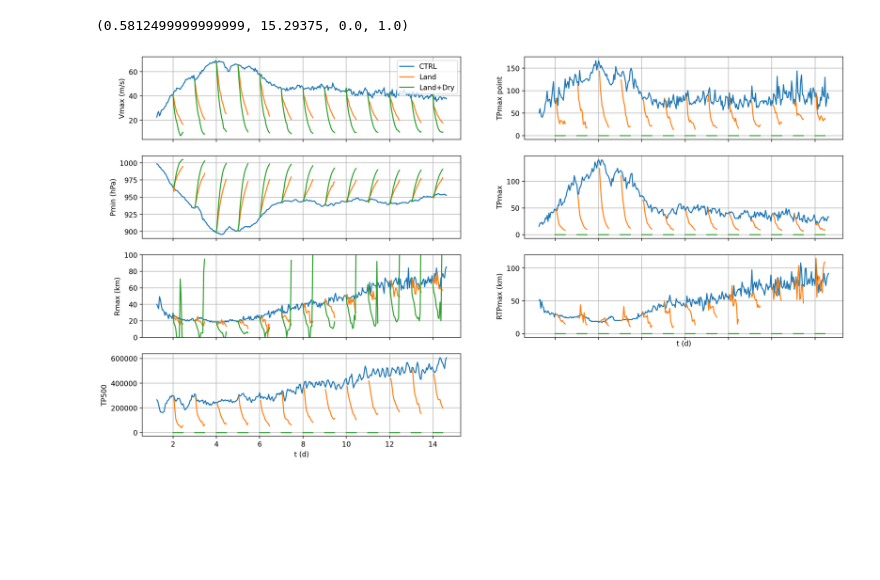
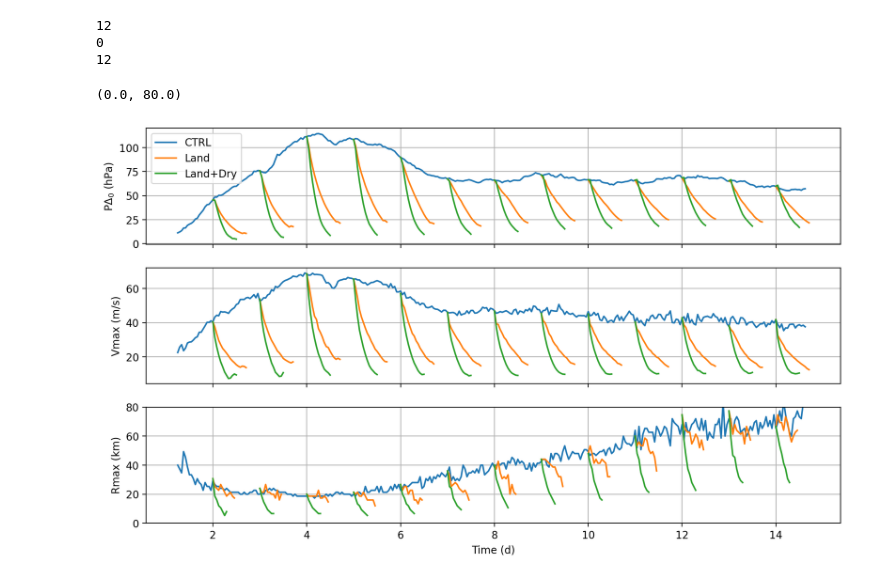
Before and after one commit to suprdory/wrfstore-py, a Jupyter notebook: check_runs.ipynb, the cells around one changed output. Saved outputs shown, nothing was run; the diff lists cells and outputs as text; code cells hidden in the pictures; blank space fills up the shorter version.

```diff
--- a/check_runs.ipynb
+++ b/check_runs.ipynb
@@ -2,6 +2,7 @@
 import pandas as pd
 import numpy as np
 import matplotlib.pyplot as plt
+%config InlineBackend.print_figure_kwargs={'facecolor' : "w"}
 
 df0=pd.read_pickle('dfs/df_run_02_CTRL.pkl')[30:]
 df0['rtpmax']=-df0['rtpmax']
@@ -11,37 +12,52 @@ dfl=pd.read_pickle('dfs/df_run_02_land.pkl')
 dfd=pd.read_pickle('dfs/df_run_02_dry.pkl')
 # dfs=[df0,df1,df2]
 dfs=[df0,dfl,dfd]
+
+for df in dfs:
+    df['Pd0']=1010-df['Pmin']
 # %%
 hs=[]
-fig,axs=plt.subplots(4,2,dpi=200,figsize=(18,10),sharex=True)
+fig,axs=plt.subplots(3,1,dpi=200,figsize=(12,7),sharex=True)
 pvars=[
+    {'y':'Pd0',      'ylab':'P$\Delta_0$ (hPa)'},
     {'y':'V10max',    'ylab':'Vmax (m/s)'},
-    {'y':'Pmin',      'ylab':'Pmin (hPa)'},
-    {'y':'rV10max',   'ylab':'Rmax (km)'},
-    {'y':'tp500',     'ylab':'TP500'},
-    {'y':'tpmaxpoint','ylab':'TPmax point'},
-    {'y':'tpmax',     'ylab':'TPmax'},
-    {'y':'rtpmax',    'ylab':'RTPmax (km)'},
-]
+    {'y':'rV10max',   'ylab':'Rmax (km)'},]
+
+#     {'y':'tp500',     'ylab':'TP500'},
+#     {'y':'tpmaxpoint','ylab':'TPmax point'},
+#     {'y':'tpmax',     'ylab':'TPmax'},
+#     {'y':'rtpmax',    'ylab':'RTPmax (km)'},
+# ]
 
 cols=['C0','C1','C2']
-for df,col in zip(dfs,cols):
+for df,col,ndf in zip(dfs,cols,range(len(cols))):
     for ax,pvar in zip(axs.flatten(order='F'),pvars):
         for n,tlf in enumerate(df.tlf.unique()):
             dft=df[df.tlf.eq(tlf)]
             if tlf>0:
-                dft=dft[:12]
+                if pvar['y']=='rV10max':
+                    tmax=12
+                    if ndf==2:
+                        tmax=8
+                else:
+                    tmax=18
+                dft=dft[:tmax]
+
             h=ax.plot(dft.t,dft[pvar['y']],color=col)
         ax.grid(True)
         ax.set_ylabel(pvar['ylab'])
     hs.append(h[0])
 
-axs[3,0].set_xlabel('t (d)')
-axs[2,1].set_xlabel('t (d)')
+axs[2].set_xlabel('Time (d)')
+# axs[2].set_ylim((0,80))
+# axs[2,1].set_xlabel('t (d)')
 
 axs.flat[0].legend(hs,('CTRL','Land','Land+Dry'))
-axs.flatten(order='F')[2].set_ylim((0,100))
-axs.flat[-1].axis('off')
+axs.flatten(order='F')[2].set_ylim((0,80))
+# axs.flat[-1].axis('off')
 # %% [output]
-(0.5812499999999999, 15.29375, 0.0, 1.0)
+12
+0
+12
+(0.0, 80.0)
-[figure, old version]
+[figure, new version]
```
Also changed, not shown: 20 other files.
